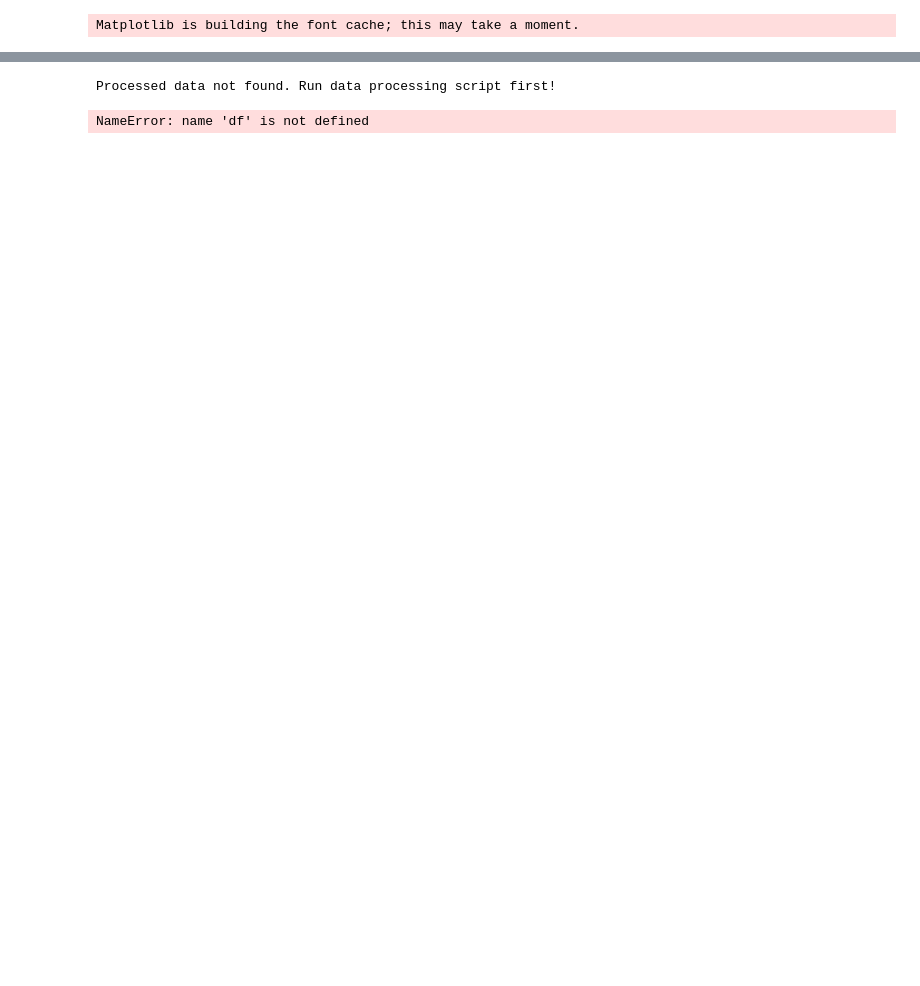
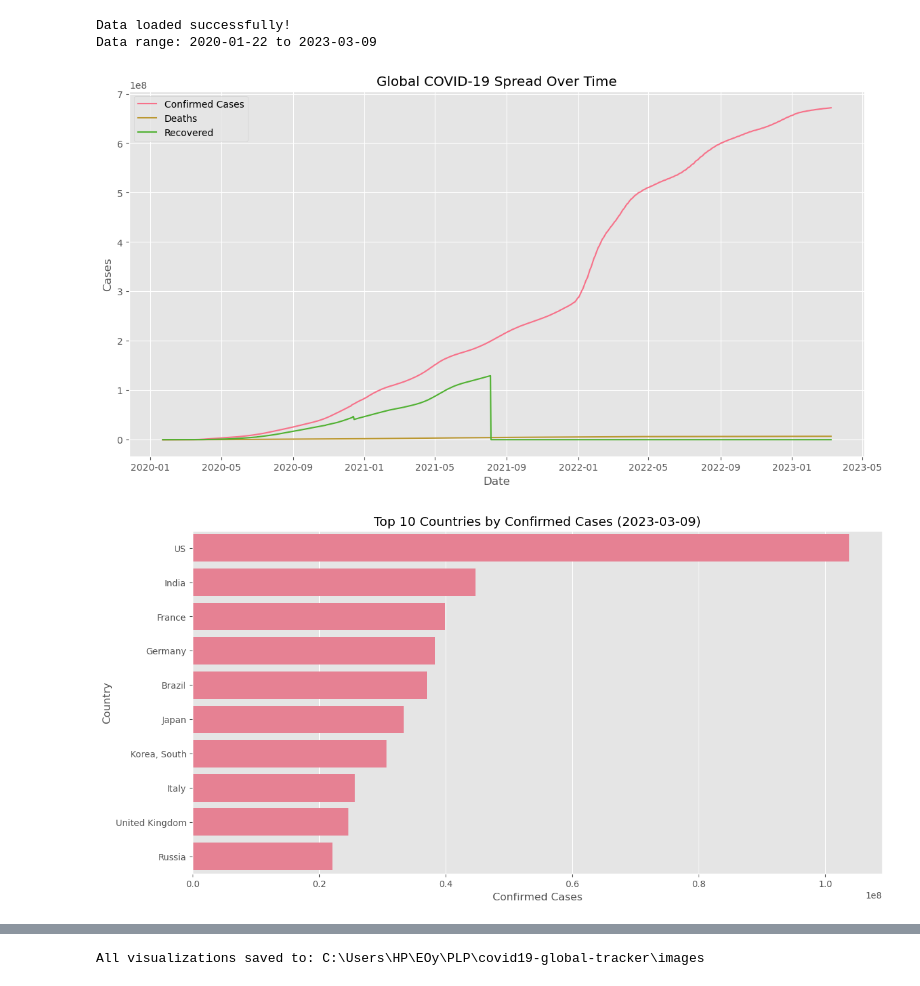
Before and after one commit to oyugijr/covid19-global-tracker, a Jupyter notebook: notebook/covid19_tracker.ipynb, the cells around one changed output, grey strips where cells are left out. Cells and saved outputs as stored; diff of their text form; code cells hidden in the pictures; blank space fills up the shorter version.

```diff
--- a/notebook/covid19_tracker.ipynb
+++ b/notebook/covid19_tracker.ipynb
@@ -7,6 +7,9 @@ from pathlib import Path
 
 # Configuration
 DATA_PATH = Path('..') / 'data' / 'processed_global_data.csv'
+IMAGES_DIR = Path('../images')
+IMAGES_DIR.mkdir(parents=True, exist_ok=True)  # Create images directory
+
 plt.style.use('ggplot')
 sns.set_palette("husl")
 
@@ -34,7 +37,9 @@ plt.title('Global COVID-19 Spread Over Time')
 plt.xlabel('Date')
 plt.ylabel('Cases')
 plt.legend()
+plt.savefig(IMAGES_DIR / 'global_trends.png', bbox_inches='tight')
 plt.show()
+plt.close()
 
 # Country Analysis
 latest_date = df['Date'].max()
@@ -45,40 +50,51 @@ country_data = df[df['Date'] == latest_date].groupby('Country/Region').agg({
 }).sort_values('Confirmed', ascending=False)
 
 # Visualization 2: Top 10 Countries
+plt.figure(figsize=(14, 7))
 top_countries = country_data.head(10)
-plt.figure(figsize=(14, 7))
 sns.barplot(x=top_countries['Confirmed'], y=top_countries.index)
 plt.title(f'Top 10 Countries by Confirmed Cases ({latest_date.date()})')
 plt.xlabel('Confirmed Cases')
 plt.ylabel('Country')
+plt.savefig(IMAGES_DIR / 'top_countries.png', bbox_inches='tight')
 plt.show()
+plt.close()
 
 # Mortality Rate Analysis
 country_data['Mortality Rate'] = (country_data['Deaths'] / country_data['Confirmed']) * 100
 mortality_sorted = country_data[country_data['Confirmed'] > 10000].sort_values('Mortality Rate', ascending=False)
 
 # Visualization 3: Mortality Rates
 plt.figure(figsize=(14, 7))
 sns.barplot(x=mortality_sorted['Mortality Rate'].head(10),
-            y=mortality_sorted.index.head(10))
+            y=mortality_sorted.head(10).index)
 plt.title('Highest COVID-19 Mortality Rates (Countries with >10k cases)')
 plt.xlabel('Mortality Rate (%)')
 plt.ylabel('Country')
+plt.savefig(IMAGES_DIR / 'mortality_rates.png', bbox_inches='tight')
 plt.show()
+plt.close()
 
 # Time Series Analysis for Selected Countries
 countries = ['US', 'India', 'Brazil', 'Russia', 'UK']
 filtered = df[df['Country/Region'].isin(countries)]
 
 plt.figure(figsize=(14, 7))
 for country in countries:
     country_df = filtered[filtered['Country/Region'] == country]
     plt.plot(country_df['Date'], country_df['Confirmed'], label=country)
 
 plt.title('COVID-19 Spread in Selected Countries')
 plt.xlabel('Date')
 plt.ylabel('Confirmed Cases')
 plt.legend()
+plt.savefig(IMAGES_DIR / 'country_comparison.png', bbox_inches='tight')
 plt.show()
+plt.close()
+
+print(f"\nAll visualizations saved to: {IMAGES_DIR.resolve()}")
 # %% [output]
-Matplotlib is building the font cache; this may take a moment.
+Data loaded successfully!
+Data range: 2020-01-22 to 2023-03-09
+[figure, added]
+[figure, added]
@@ -85,2 +103 @@ Matplotlib is building the font cache; this may take a moment.
-Processed data not found. Run data processing script first!
+All visualizations saved to: C:\Users\HP\EOy\PLP\covid19-global-tracker\images
-NameError: name 'df' is not defined
```
Also changed, not shown: parts of 1 cell of this notebook, 8 other files.
